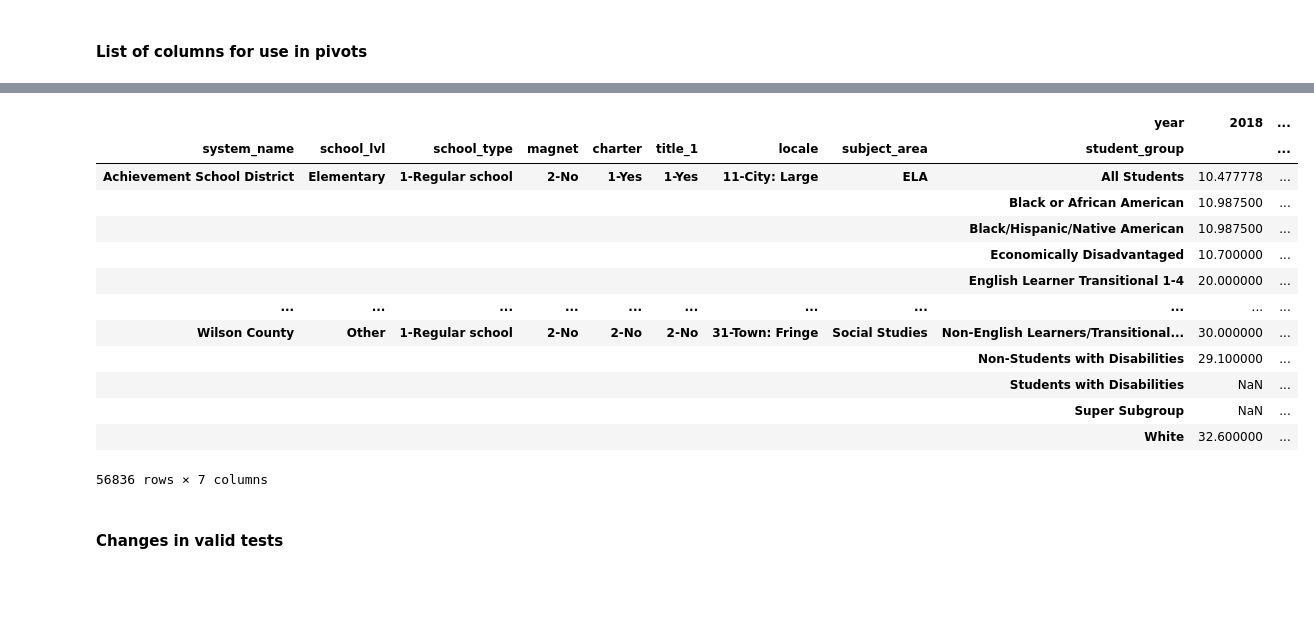
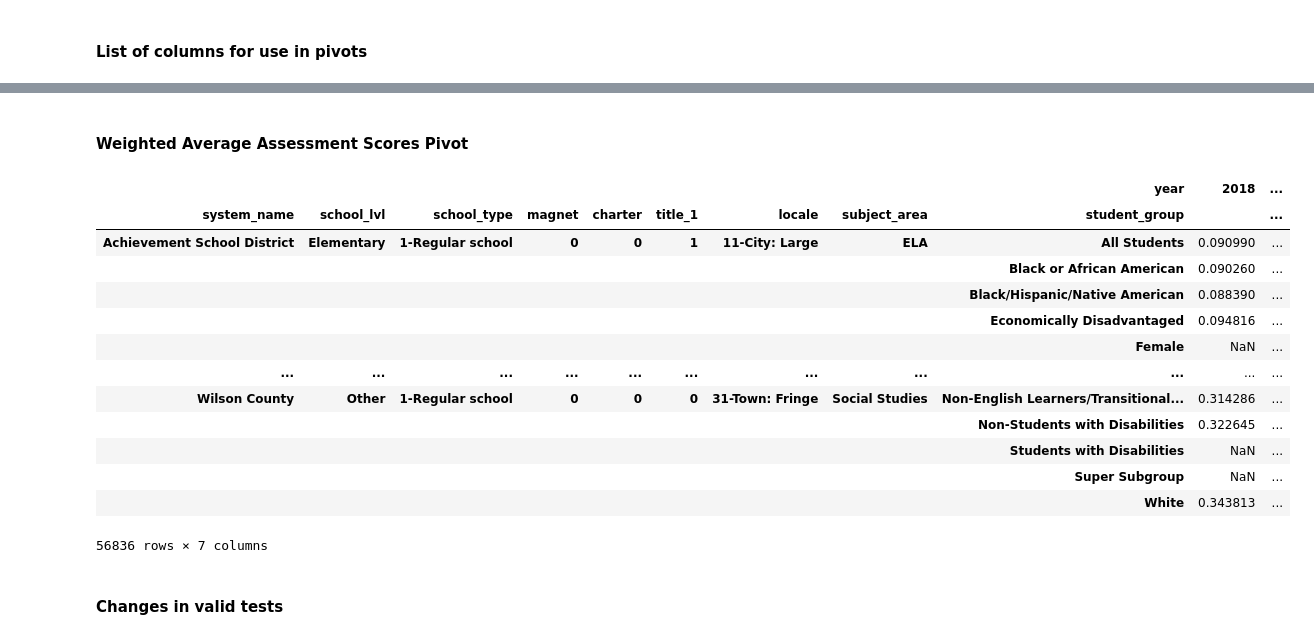
Before and after one commit to Claytor/Capstone_TN_COVID_School_Achievement_Impact, a Jupyter notebook: notebooks/school_assessments_join.ipynb, the cells around one changed output, grey strips where cells are left out. Drawn from its saved outputs; the diff is of its cells as text; code cells hidden in the pictures; blank space fills up the shorter version.

Commit message:
Can't get the weighted averages stuff figured out.

```diff
--- a/notebooks/school_assessments_join.ipynb
+++ b/notebooks/school_assessments_join.ipynb
@@ -674,0 +676,20 @@ districts = assessments[['locale',
+# %%
+# Sum of valid test scores pivot
+sum_valid_test_scores_pivot = pd.pivot_table(
+    districts,
+    values='valid_tests',  # Column to calculate the sum of valid test scores
+    index=['system_name', 'school_lvl', 'school_type', 'magnet', 'charter', 'title_1', 'locale', 'subject_area', 'student_group'],
+    columns='year',
+    aggfunc=np.sum
+)
+# Calculate change in valid test scores from the year before schools closed down to the year after
+# Negative values indicate decrease from pre-pandemic. Positive values indicate an increase
+sum_valid_test_scores_pivot['1y_post'] = sum_valid_test_scores_pivot[2021] - sum_valid_test_scores_pivot[2019]
+# Calculate the change in valid test scores 2 years post-pandemic
+# Negative values indicate decrease in the first two years post-pandemic
+sum_valid_test_scores_pivot['2y_post'] = sum_valid_test_scores_pivot[2022] - sum_valid_test_scores_pivot[2021]
+# Calculate the difference between the current valid test scores and pre-pandemic
+# Negative values indicate scores are below pre-pandemic levels
+sum_valid_test_scores_pivot['pre_current'] = sum_valid_test_scores_pivot[2022] - sum_valid_test_scores_pivot[2019]
+# Look at the pivot
+sum_valid_test_scores_pivot
@@ -675,41 +711,48 @@ districts = assessments[['locale',
+# %% [markdown]
+#### Weighted Average Assessment Scores Pivot
 # %%
-# Pivot table to calculate average impact, recovory, and 2022 vs 2019 (last year before the pandemic vs current year of data)
-districts_scores_pivot = pd.pivot_table(districts,
-                       values = 'pct_met_exceeded',
+# Sum of weighted scores pivot
+sum_weighted_proficiency_pivot = pd.pivot_table(districts,
+                       # Sum of weighted pct_met_exceeded.
+                       values = 'pct_met_exceeded_w',
                        index = ['system_name',
                                 'school_lvl',
                                 'school_type',
                                 'magnet',
                                 'charter',
                                 'title_1',
                                 'locale',
                                 'subject_area',
                                 'student_group'],
                        columns = ['year'],
-                       aggfunc = np.mean)
+                       aggfunc = np.sum)
 # Calculate change in achievement scores from the year before schools closed down to the year after
 # Negative values indicate decrease from pre-pandemic. Positive values indicate an increase
-districts_scores_pivot['1y_post'] = districts_scores_pivot[2021] - districts_scores_pivot[2019]
+sum_weighted_proficiency_pivot['1y_post'] = sum_weighted_proficiency_pivot[2021] - sum_weighted_proficiency_pivot[2019]
+
 # Calculate the change in achievement 2 years post_pandemic
 # Negative values indicate decrease in the first two years post pandemic
-districts_scores_pivot['2y_post'] = districts_scores_pivot[2022] - districts_scores_pivot[2021]
+sum_weighted_proficiency_pivot['2y_post'] = sum_weighted_proficiency_pivot[2022] - sum_weighted_proficiency_pivot[2021]
+
 # Calculate the difference between the current achievement scores and
 # Negative values indicate scores are below prepandemic levels
-districts_scores_pivot['pre_current'] = districts_scores_pivot[2022] - districts_scores_pivot[2019]
-# Look at the pivot
-districts_scores_pivot
+sum_weighted_proficiency_pivot['pre_current'] = sum_weighted_proficiency_pivot[2022] - sum_weighted_proficiency_pivot[2019]
+
+# Divide sum_weighted_proficiency_pivot by sum_valid_test_scores_pivot
+weighted_average_proficiency_pivot = sum_weighted_proficiency_pivot / sum_valid_test_scores_pivot
+weighted_average_proficiency_pivot
 # %% [output]
 |  |  |  |  |  |  |  |  | year | 2018 | ... |
 | system_name | school_lvl | school_type | magnet | charter | title_1 | locale | subject_area | student_group |  | ... |
-| Achievement School District | Elementary | 1-Regular school | 2-No | 1-Yes | 1-Yes | 11-City: Large | ELA | All Students | 10.477778 | ... |
-|  |  |  |  |  |  |  |  | Black or African American | 10.987500 | ... |
-|  |  |  |  |  |  |  |  | Black/Hispanic/Native American | 10.987500 | ... |
-|  |  |  |  |  |  |  |  | Economically Disadvantaged | 10.700000 | ... |
-|  |  |  |  |  |  |  |  | English Learner Transitional 1-4 | 20.000000 | ... |
+| Achievement School District | Elementary | 1-Regular school | 0 | 0 | 1 | 11-City: Large | ELA | All Students | 0.090990 | ... |
+|  |  |  |  |  |  |  |  | Black or African American | 0.090260 | ... |
+|  |  |  |  |  |  |  |  | Black/Hispanic/Native American | 0.088390 | ... |
+|  |  |  |  |  |  |  |  | Economically Disadvantaged | 0.094816 | ... |
+|  |  |  |  |  |  |  |  | Female | NaN | ... |
 | ... | ... | ... | ... | ... | ... | ... | ... | ... | ... | ... |
-| Wilson County | Other | 1-Regular school | 2-No | 2-No | 2-No | 31-Town: Fringe | Social Studies | Non-English Learners/Transitional... | 30.000000 | ... |
-|  |  |  |  |  |  |  |  | Non-Students with Disabilities | 29.100000 | ... |
+| Wilson County | Other | 1-Regular school | 0 | 0 | 0 | 31-Town: Fringe | Social Studies | Non-English Learners/Transitional... | 0.314286 | ... |
+|  |  |  |  |  |  |  |  | Non-Students with Disabilities | 0.322645 | ... |
 |  |  |  |  |  |  |  |  | Students with Disabilities | NaN | ... |
 |  |  |  |  |  |  |  |  | Super Subgroup | NaN | ... |
-|  |  |  |  |  |  |  |  | White | 32.600000 | ... |
+|  |  |  |  |  |  |  |  | White | 0.343813 | ... |
 56836 rows × 7 columns
```
Also changed, not shown: parts of 17 cells of this notebook.
